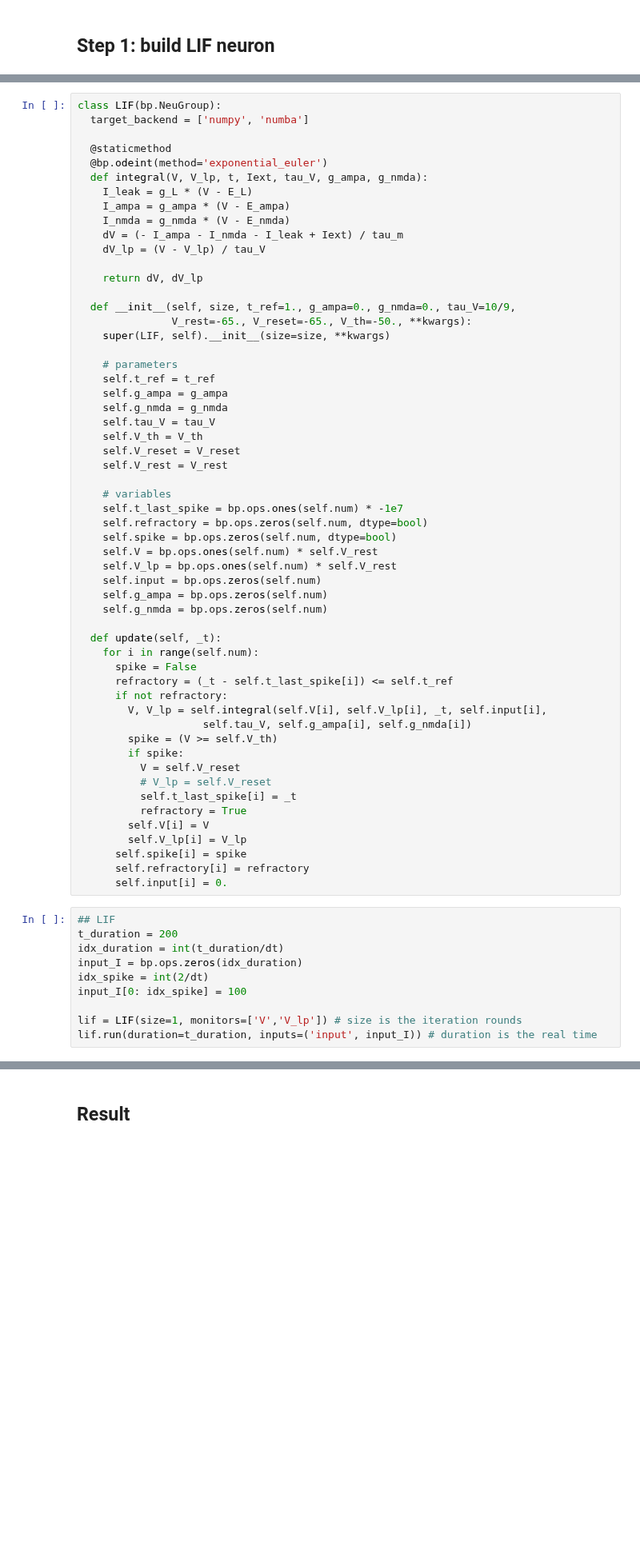
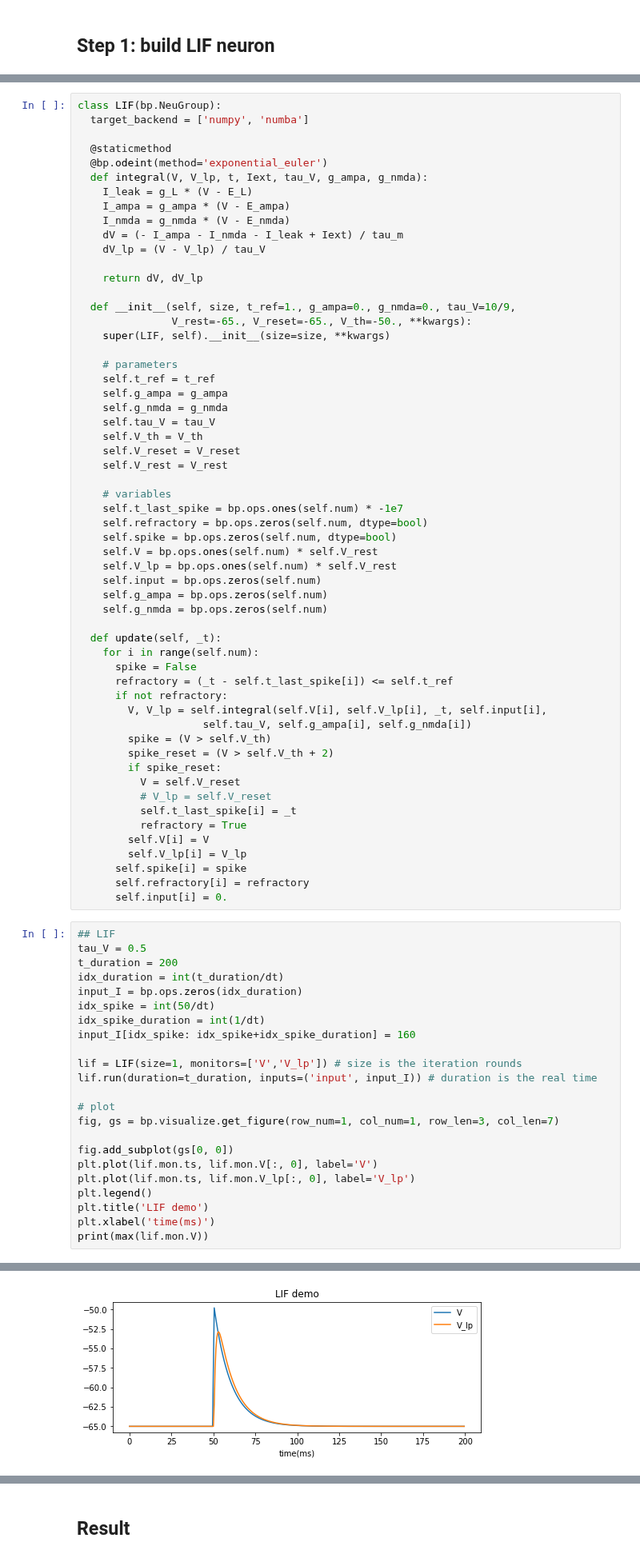
Before and after one commit to AohuaCheng/Neuro-and-Complexity-Science, a Jupyter notebook: Coding/STDP/STDP.ipynb, the cells around one changed output, grey strips where cells are left out. Shown at 80% size. Drawn from its saved outputs; the diff is of its cells as text; blank space fills up the shorter version.

```diff
--- a/Coding/STDP/STDP.ipynb
+++ b/Coding/STDP/STDP.ipynb
@@ -121,8 +121,9 @@ class LIF(bp.NeuGroup):
       if not refractory:
         V, V_lp = self.integral(self.V[i], self.V_lp[i], _t, self.input[i],
                     self.tau_V, self.g_ampa[i], self.g_nmda[i])
-        spike = (V >= self.V_th)
-        if spike:
+        spike = (V > self.V_th)
+        spike_reset = (V > self.V_th + 2)
+        if spike_reset:
           V = self.V_reset
           # V_lp = self.V_reset
           self.t_last_spike[i] = _t
@@ -134,11 +135,25 @@ class LIF(bp.NeuGroup):
       self.input[i] = 0.
 # %%
 ## LIF
+tau_V = 0.5
 t_duration = 200
 idx_duration = int(t_duration/dt)
 input_I = bp.ops.zeros(idx_duration)
-idx_spike = int(2/dt)
-input_I[0: idx_spike] = 100
+idx_spike = int(50/dt)
+idx_spike_duration = int(1/dt)
+input_I[idx_spike: idx_spike+idx_spike_duration] = 160
 
 lif = LIF(size=1, monitors=['V','V_lp']) # size is the iteration rounds
 lif.run(duration=t_duration, inputs=('input', input_I)) # duration is the real time
+
+# plot
+fig, gs = bp.visualize.get_figure(row_num=1, col_num=1, row_len=3, col_len=7)
+
+fig.add_subplot(gs[0, 0])
+plt.plot(lif.mon.ts, lif.mon.V[:, 0], label='V')
+plt.plot(lif.mon.ts, lif.mon.V_lp[:, 0], label='V_lp')
+plt.legend()
+plt.title('LIF demo')
+plt.xlabel('time(ms)')
+print(max(lif.mon.V))
+# %% [output]
@@ -144,0 +161 @@ lif.run(duration=t_duration, inputs=('input', input_I)) # duration is the real t
+[figure, added]
```
Also changed, not shown: parts of 10 cells of this notebook.
